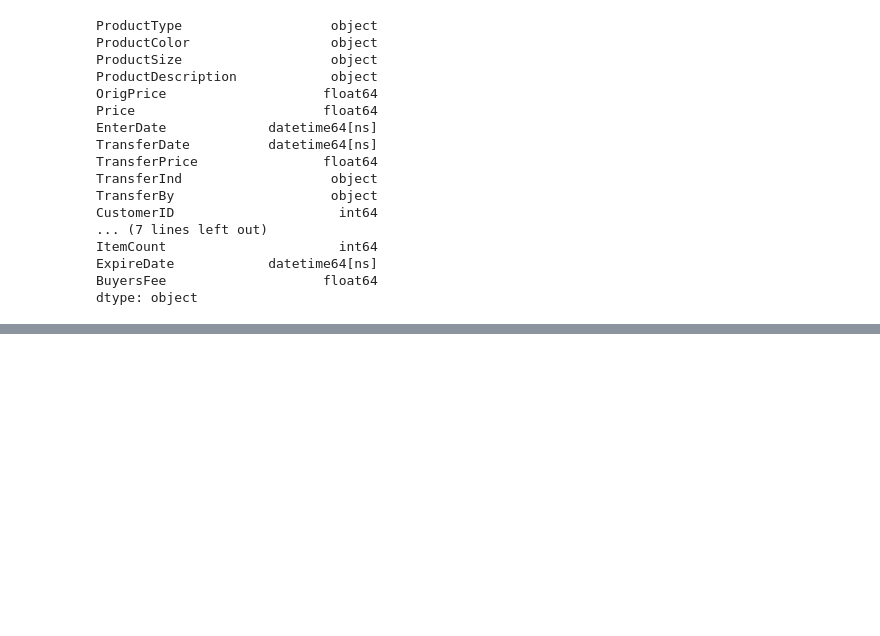
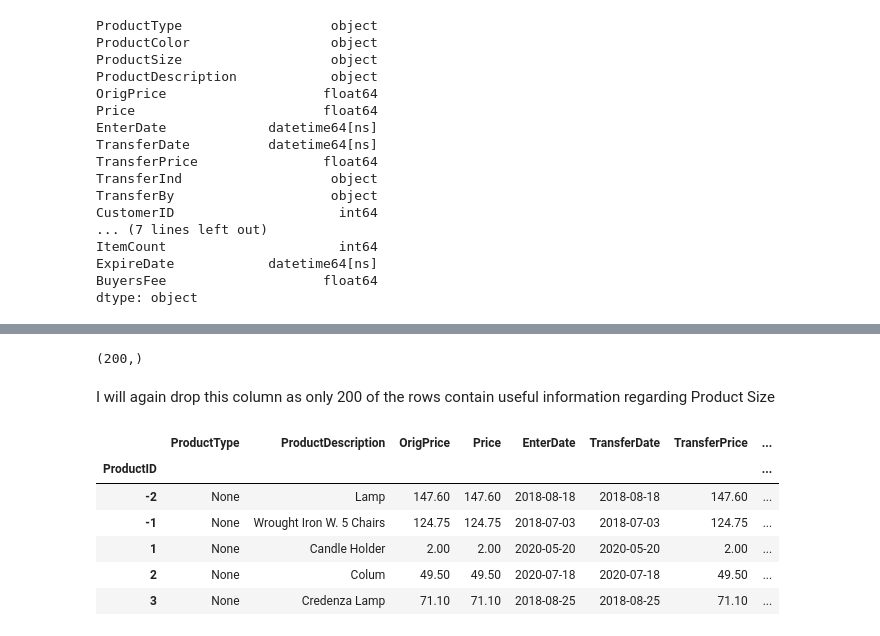
Before and after one commit to zachcornelison/K-N-Sales-Analytics, a Jupyter notebook: KN-Analytics.ipynb, the cells around one changed output, grey strips where cells are left out. Cells and saved outputs as stored; diff of their text form; code cells hidden in the pictures; blank space fills up the shorter version.

```diff
--- a/KN-Analytics.ipynb
+++ b/KN-Analytics.ipynb
@@ -723,0 +778,2 @@ dtype: object
+# %%
+df_merchandise = df_merchandise.drop(['ProductColor'], axis=1)
@@ -723,0 +800,19 @@ dtype: object
+# %%
+products_size = df_merchandise['ProductSize'].value_counts()
+products_size[products_size < 14798].shape
+# %% [output]
+(200,)
+# %% [markdown]
+I will again drop this column as only 200 of the rows contain useful information regarding Product Size
+# %%
+df_merchandise = df_merchandise.drop(['ProductSize'], axis=1)
+# %%
+df_merchandise.head()
+# %% [output]
+|  | ProductType | ProductDescription | OrigPrice | Price | EnterDate | TransferDate | TransferPrice | ... |
+| ProductID |  |  |  |  |  |  |  | ... |
+| -2 | None | Lamp | 147.60 | 147.60 | 2018-08-18 | 2018-08-18 | 147.60 | ... |
+| -1 | None | Wrought Iron W. 5 Chairs | 124.75 | 124.75 | 2018-07-03 | 2018-07-03 | 124.75 | ... |
+| 1 | None | Candle Holder | 2.00 | 2.00 | 2020-05-20 | 2020-05-20 | 2.00 | ... |
+| 2 | None | Colum | 49.50 | 49.50 | 2020-07-18 | 2020-07-18 | 49.50 | ... |
+| 3 | None | Credenza Lamp | 71.10 | 71.10 | 2018-08-25 | 2018-08-25 | 71.10 | ... |
```
Also changed, not shown: parts of 7 cells of this notebook.
